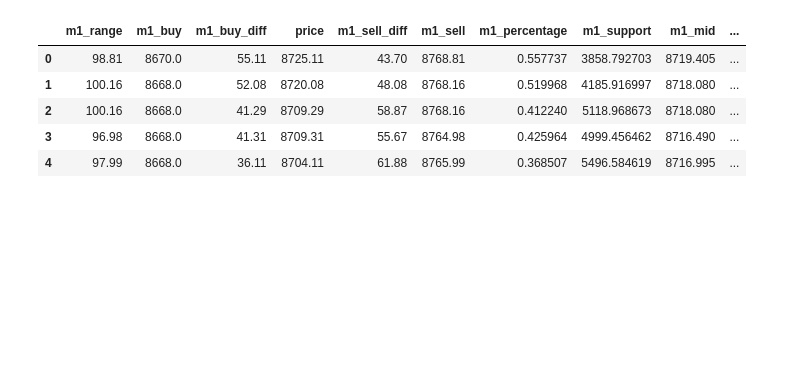
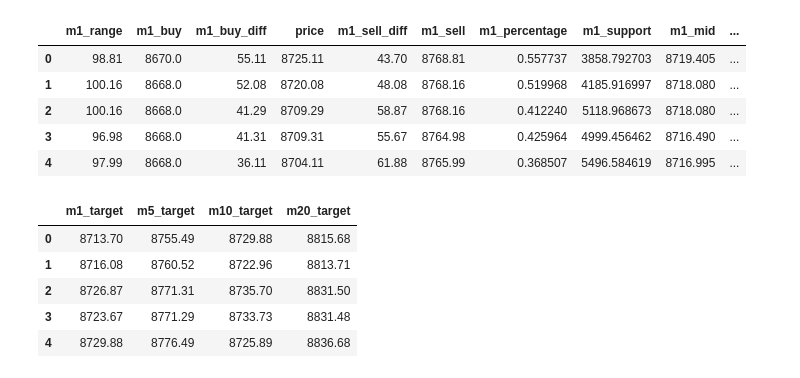
Before and after one commit to atomantic/bitcoin_orderbook_indicator, a Jupyter notebook: notebooks/main.ipynb, the cells around one changed output. Drawn from its saved outputs; the diff is of its cells as text; code cells hidden in the pictures; blank space fills up the shorter version.

```diff
--- a/notebooks/main.ipynb
+++ b/notebooks/main.ipynb
@@ -51,13 +51,16 @@ frame.head()
 | 3 | 2019-05-27T17:39:01.808Z | 8709.31 | 0.058725 | 8708.03 | 8709.31 | 31397.255512 | 8668.0 | 8480.6 | 8210.0 | 7500.0 | 4487.0 | ... |
 | 4 | 2019-05-27T17:39:12.643Z | 8704.11 | 0.020628 | 8701.42 | 8706.13 | 31397.255512 | 8668.0 | 8480.6 | 8210.0 | 7500.0 | 4487.0 | ... |
 # %%
-frame['m1_buy_diff'] = frame.price - frame.m1_buy
-frame['m1_sell_diff'] = frame.m1_sell - frame.price
-frame['m1_range'] = frame.m1_sell - frame.m1_buy
-frame['m1_percentage'] = frame.m1_buy_diff / frame.m1_range
-frame['m1_support'] = frame.price * (1-frame.m1_percentage)
-frame['m1_mid'] = (frame.m1_buy + frame.m1_sell) / 2
-frame['m1_target'] = frame.price + frame.m1_sell_diff - frame.m1_buy_diff
+limits = ['m1','m5','m10','m20']
+
+for limit in limits:
+    frame[limit+'_buy_diff'] = frame.price - frame[limit+'_buy']
+    frame[limit+'_sell_diff'] = frame[limit+'_sell'] - frame.price
+    frame[limit+'_range'] = frame[limit+'_sell'] - frame[limit+'_buy']
+    frame[limit+'_percentage'] = frame[limit+'_buy_diff'] / frame[limit+'_range']
+    frame[limit+'_support'] = frame.price * (1-frame[limit+'_percentage'])
+    frame[limit+'_mid'] = (frame[limit+'_buy'] + frame[limit+'_sell']) / 2
+    frame[limit+'_target'] = frame.price + frame[limit+'_sell_diff'] - frame[limit+'_buy_diff']
 # %%
 frame.filter(items=['m1_range','m1_buy','m1_buy_diff', 'price','m1_sell_diff', 'm1_sell', 'm1_percentage','m1_support', 'm1_mid', 'm1_target']).head(5)
 # %% [output]
@@ -67,5 +70,14 @@ frame.filter(items=['m1_range','m1_buy','m1_buy_diff', 'price','m1_sell_diff', '
 | 2 | 100.16 | 8668.0 | 41.29 | 8709.29 | 58.87 | 8768.16 | 0.412240 | 5118.968673 | 8718.080 | ... |
 | 3 | 96.98 | 8668.0 | 41.31 | 8709.31 | 55.67 | 8764.98 | 0.425964 | 4999.456462 | 8716.490 | ... |
 | 4 | 97.99 | 8668.0 | 36.11 | 8704.11 | 61.88 | 8765.99 | 0.368507 | 5496.584619 | 8716.995 | ... |
+# %%
+frame.filter(items=['m1_target','m5_target','m10_target','m20_target']).head(5)
+# %% [output]
+|  | m1_target | m5_target | m10_target | m20_target |
+| 0 | 8713.70 | 8755.49 | 8729.88 | 8815.68 |
+| 1 | 8716.08 | 8760.52 | 8722.96 | 8813.71 |
+| 2 | 8726.87 | 8771.31 | 8735.70 | 8831.50 |
+| 3 | 8723.67 | 8771.29 | 8733.73 | 8831.48 |
+| 4 | 8729.88 | 8776.49 | 8725.89 | 8836.68 |
 # %%
 charts = {
```
Also changed, not shown: parts of 3 cells of this notebook.
